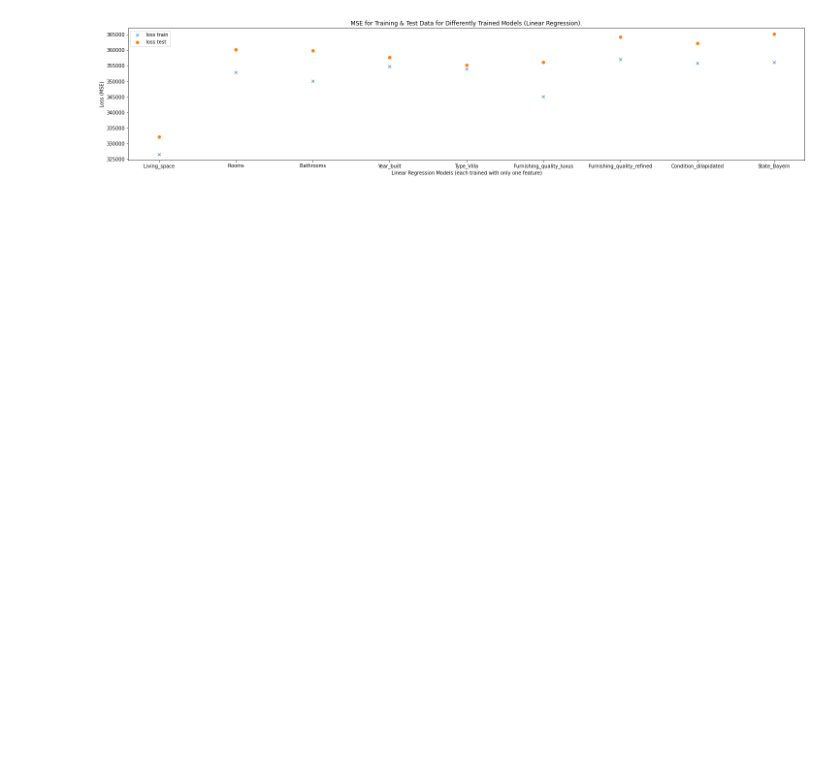
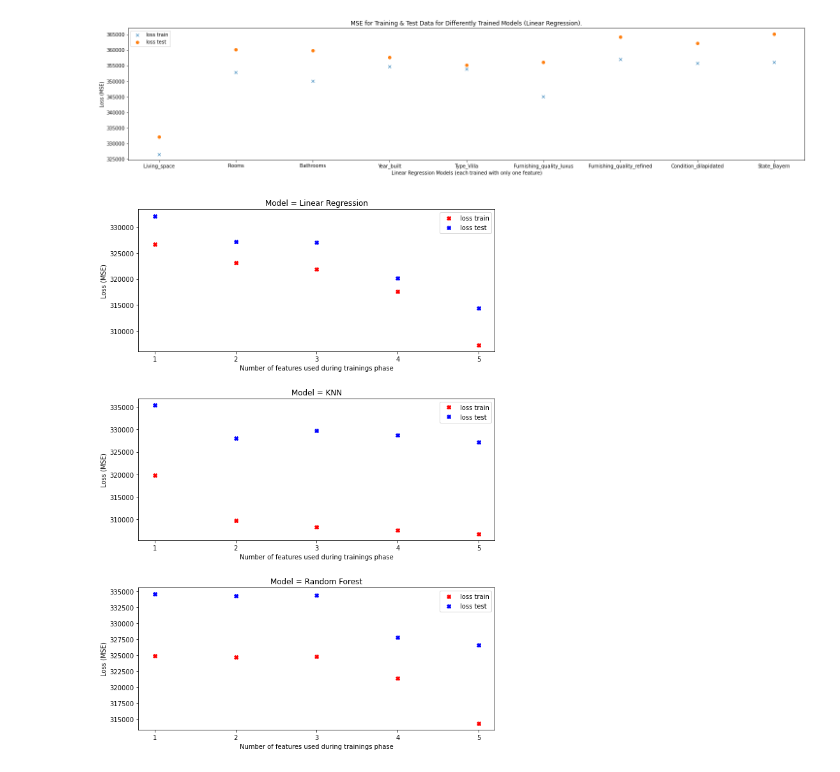
Before and after one commit to heuer-ja/CENG542-Knowledge-Discovery, a Jupyter notebook: germany_house_prices.ipynb, the cells around one changed output. Saved outputs shown, nothing was run; the diff lists cells and outputs as text; code cells hidden in the pictures; blank space fills up the shorter version.

Commit message:
Experiment 2 (different models with top features) DONE

```diff
--- a/germany_house_prices.ipynb
+++ b/germany_house_prices.ipynb
@@ -391,0 +414,23 @@ model_linear = LinearRegression().fit(X_train, y_train)
+# %%
+
+list_number_features = np.arange(1, len(list_top_features)+1, 1)
+list_models = ["Linear Regression", "KNN", "Random Forest"]
+fig, axs = plt.subplots(len(list_models))
+fig.set_figheight(len(list_models)*5)
+fig.set_figwidth(10)
+fig.subplots_adjust(left=None, bottom=None, right=None, top=None, wspace=None, hspace=0.33)
+
+for i, model in enumerate(list_models):
+    axs[i].plot(list_number_features, mtrx_loss_train[i], label="loss train", linestyle = 'None', marker="X", color="r")
+    axs[i].plot(list_number_features, mtrx_loss_test[i], label="loss test", linestyle = 'None', marker="X", color="b")
+
+    axs[i].xaxis.set_ticks(list_number_features)
+
+    axs[i].set_xlabel(f'Number of features used during trainings phase')
+    axs[i].set_title(f'Model = {model}')
+    axs[i].set_ylabel(f'Loss (MSE)')
+    axs[i].legend()
+
+plt.show()
+# %% [output]
+[figure, added]
```
Also changed, not shown: parts of 3 cells of this notebook.
